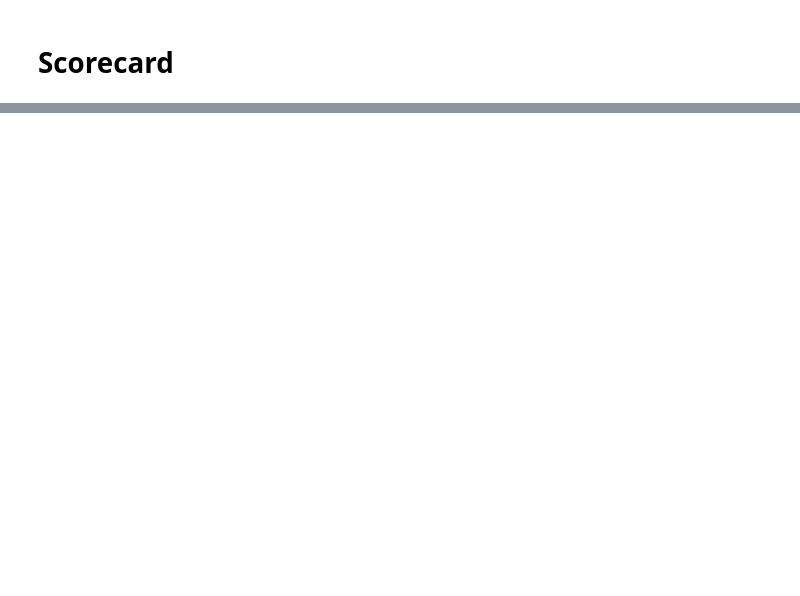
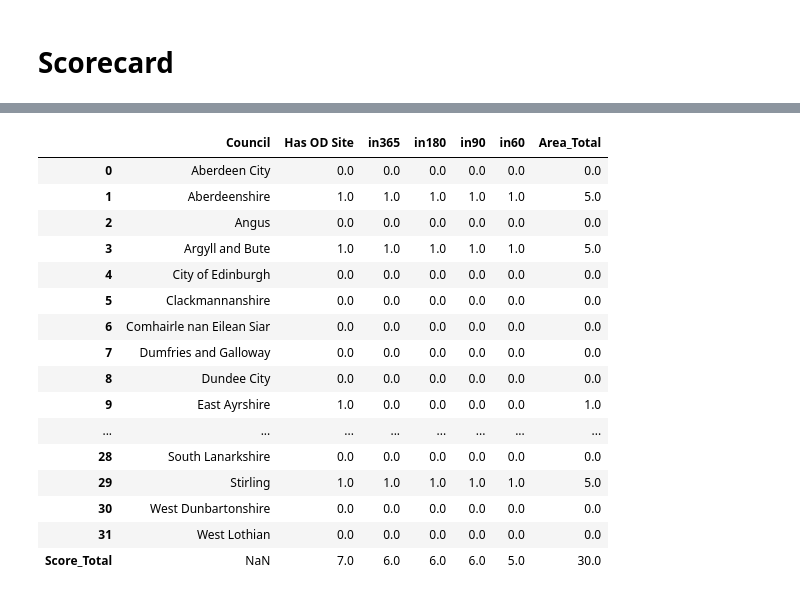
Before and after one commit to OpenDataScotland/the_od_bods, a Jupyter notebook: analytics/analytics.ipynb, the cells around one changed output, grey strips where cells are left out. Cells and saved outputs as stored; diff of their text form; code cells hidden in the pictures; blank space fills up the shorter version.

```diff
--- a/analytics/analytics.ipynb
+++ b/analytics/analytics.ipynb
@@ -229,0 +255,15 @@ scorecard
+# %%
+# Calculating scores
+# Has an OD site
+la_withod = set(data['Owner'])
+
+# Last updated
+last_update = data.groupby(['Owner'])['DateUpdated'].max().reset_index()
+today = dt.datetime.today()
+last_update['Days_Passed'] = last_update['DateUpdated'].apply(lambda x: (today - x).days)
+#last_365days = [c for c in last_update['Owner'] if last_update ]
+last_update['in365'] = last_update['Days_Passed'] < 365
+last_update['in180'] = last_update['Days_Passed'] < 180
+last_update['in90'] = last_update['Days_Passed'] < 90
+last_update['in60'] = last_update['Days_Passed'] < 60
+last_update
@@ -229,0 +282,29 @@ scorecard
+# %%
+scorecard = data_localauthorities.copy()
+scorecard['Has OD Site'] = scorecard['Council'].isin(la_withod)
+scorecard = scorecard.merge(last_update, how='left', left_on='Council', right_on='Owner')
+scorecard = scorecard.drop(columns=['DateUpdated','Owner','Days_Passed'])
+scorecard = scorecard.fillna(0)
+scorecard = scorecard.replace(True, 1)
+scorecard = scorecard.replace(False, 0)
+scorecard.loc['Score_Total']= scorecard.sum(numeric_only=True, axis=0)
+scorecard.loc[:,'Area_Total'] = scorecard.sum(numeric_only=True, axis=1)
+scorecard
+# %% [output]
+|  | Council | Has OD Site | in365 | in180 | in90 | in60 | Area_Total |
+| 0 | Aberdeen City | 0.0 | 0.0 | 0.0 | 0.0 | 0.0 | 0.0 |
+| 1 | Aberdeenshire | 1.0 | 1.0 | 1.0 | 1.0 | 1.0 | 5.0 |
+| 2 | Angus | 0.0 | 0.0 | 0.0 | 0.0 | 0.0 | 0.0 |
+| 3 | Argyll and Bute | 1.0 | 1.0 | 1.0 | 1.0 | 1.0 | 5.0 |
+| 4 | City of Edinburgh | 0.0 | 0.0 | 0.0 | 0.0 | 0.0 | 0.0 |
+| 5 | Clackmannanshire | 0.0 | 0.0 | 0.0 | 0.0 | 0.0 | 0.0 |
+| 6 | Comhairle nan Eilean Siar | 0.0 | 0.0 | 0.0 | 0.0 | 0.0 | 0.0 |
+| 7 | Dumfries and Galloway | 0.0 | 0.0 | 0.0 | 0.0 | 0.0 | 0.0 |
+| 8 | Dundee City | 0.0 | 0.0 | 0.0 | 0.0 | 0.0 | 0.0 |
+| 9 | East Ayrshire | 1.0 | 0.0 | 0.0 | 0.0 | 0.0 | 1.0 |
+| ... | ... | ... | ... | ... | ... | ... | ... |
+| 28 | South Lanarkshire | 0.0 | 0.0 | 0.0 | 0.0 | 0.0 | 0.0 |
+| 29 | Stirling | 1.0 | 1.0 | 1.0 | 1.0 | 1.0 | 5.0 |
+| 30 | West Dunbartonshire | 0.0 | 0.0 | 0.0 | 0.0 | 0.0 | 0.0 |
+| 31 | West Lothian | 0.0 | 0.0 | 0.0 | 0.0 | 0.0 | 0.0 |
+| Score_Total | NaN | 7.0 | 6.0 | 6.0 | 6.0 | 5.0 | 30.0 |
```
Also changed, not shown: parts of 17 cells of this notebook, 8 other files.
